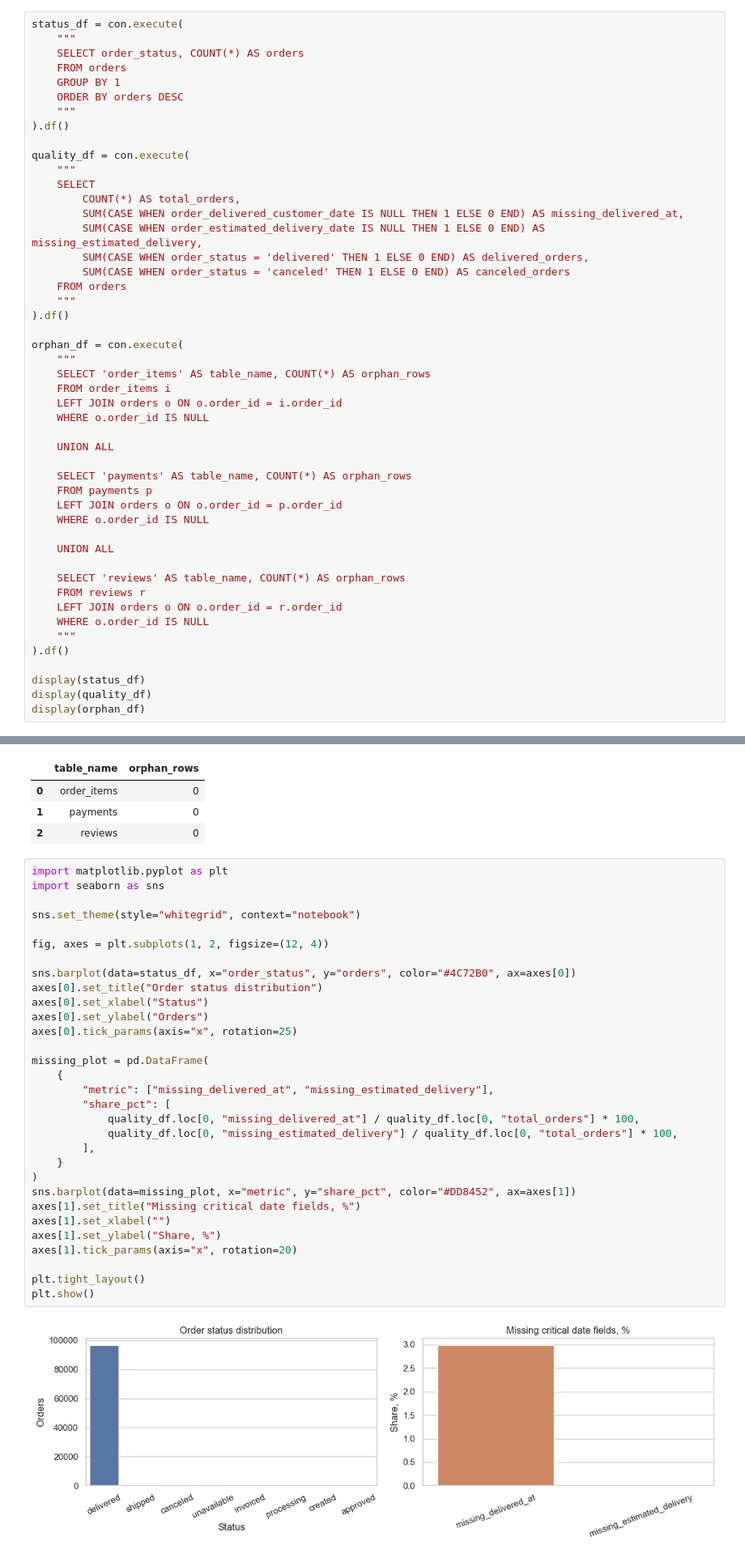
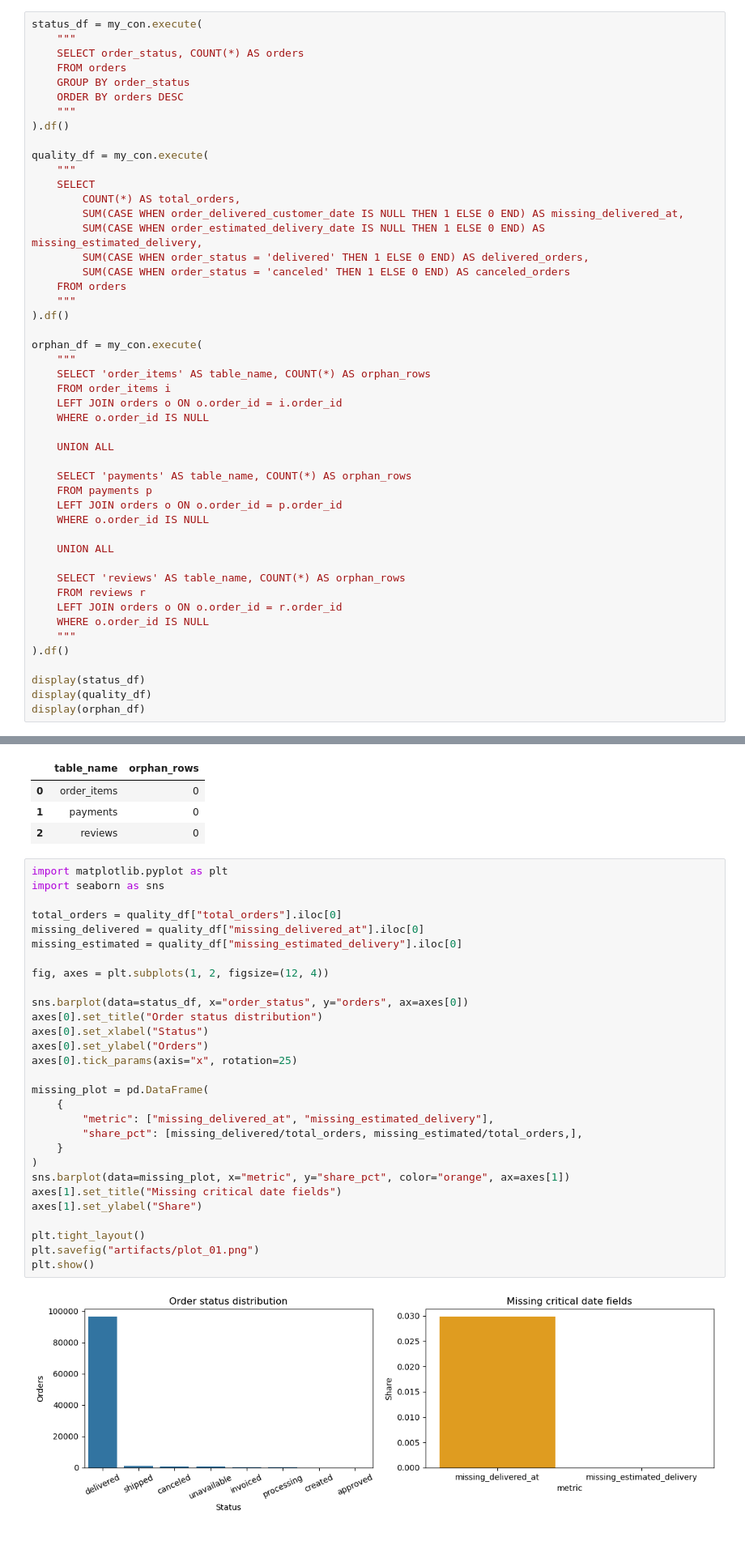
Before and after one commit to KAVNSK/Brazilian_commerce_analitics, a Jupyter notebook: olist_case1_solution_report.ipynb, the cells around one changed output, grey strips where cells are left out. Shown at 81% size. Drawn from its saved outputs; the diff is of its cells as text.

```diff
--- a/olist_case1_solution_report.ipynb
+++ b/olist_case1_solution_report.ipynb
@@ -49,16 +47,16 @@ ModuleNotFoundError: No module named 'duckdb'
 # %% [markdown]
 ## 1.1 Проверка качества данных (статусы заказов, пропуски дат и orphan-строки).
 # %%
-status_df = con.execute(
+status_df = my_con.execute(
     """
     SELECT order_status, COUNT(*) AS orders
     FROM orders
-    GROUP BY 1
+    GROUP BY order_status
     ORDER BY orders DESC
     """
 ).df()
 
-quality_df = con.execute(
+quality_df = my_con.execute(
     """
     SELECT
         COUNT(*) AS total_orders,
@@ -70,7 +68,7 @@ quality_df = con.execute(
     """
 ).df()
 
-orphan_df = con.execute(
+orphan_df = my_con.execute(
     """
     SELECT 'order_items' AS table_name, COUNT(*) AS orphan_rows
     FROM order_items i
@@ -115,36 +113,34 @@ display(orphan_df)
 # %%
 import matplotlib.pyplot as plt
 import seaborn as sns
 
-sns.set_theme(style="whitegrid", context="notebook")
+total_orders = quality_df["total_orders"].iloc[0]
+missing_delivered = quality_df["missing_delivered_at"].iloc[0]
+missing_estimated = quality_df["missing_estimated_delivery"].iloc[0]
 
 fig, axes = plt.subplots(1, 2, figsize=(12, 4))
 
-sns.barplot(data=status_df, x="order_status", y="orders", color="#4C72B0", ax=axes[0])
+sns.barplot(data=status_df, x="order_status", y="orders", ax=axes[0])
 axes[0].set_title("Order status distribution")
 axes[0].set_xlabel("Status")
 axes[0].set_ylabel("Orders")
 axes[0].tick_params(axis="x", rotation=25)
 
 missing_plot = pd.DataFrame(
     {
         "metric": ["missing_delivered_at", "missing_estimated_delivery"],
-        "share_pct": [
-            quality_df.loc[0, "missing_delivered_at"] / quality_df.loc[0, "total_orders"] * 100,
-            quality_df.loc[0, "missing_estimated_delivery"] / quality_df.loc[0, "total_orders"] * 100,
-        ],
+        "share_pct": [missing_delivered/total_orders, missing_estimated/total_orders,],
     }
 )
-sns.barplot(data=missing_plot, x="metric", y="share_pct", color="#DD8452", ax=axes[1])
-axes[1].set_title("Missing critical date fields, %")
-axes[1].set_xlabel("")
-axes[1].set_ylabel("Share, %")
-axes[1].tick_params(axis="x", rotation=20)
+sns.barplot(data=missing_plot, x="metric", y="share_pct", color="orange", ax=axes[1])
+axes[1].set_title("Missing critical date fields")
+axes[1].set_ylabel("Share")
 
 plt.tight_layout()
+plt.savefig("artifacts/plot_01.png")
 plt.show()
 # %% [output]
-[figure, old version]
+[figure, new version]
 # %% [markdown]
 ## 2) Данные по заказам и базовые метрики
 
```
Also changed, not shown: parts of 19 cells of this notebook, 9 other files.
